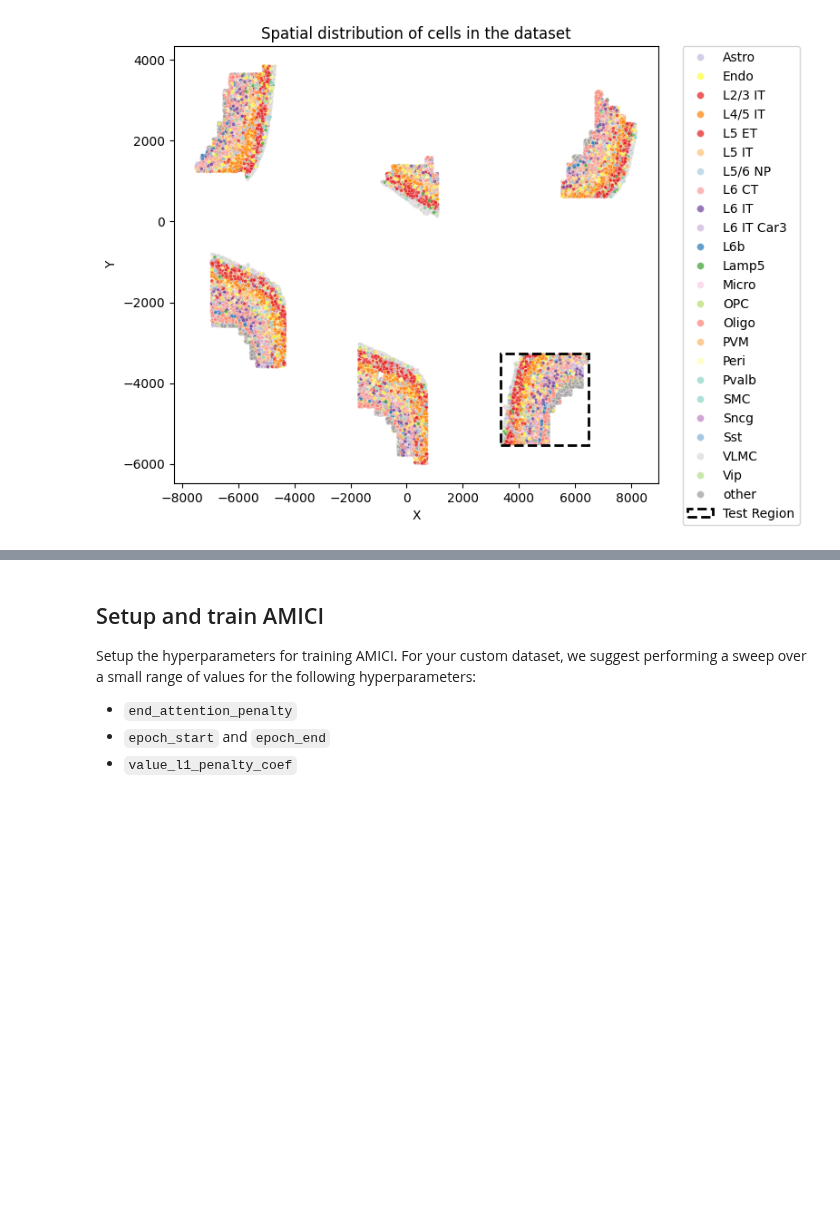
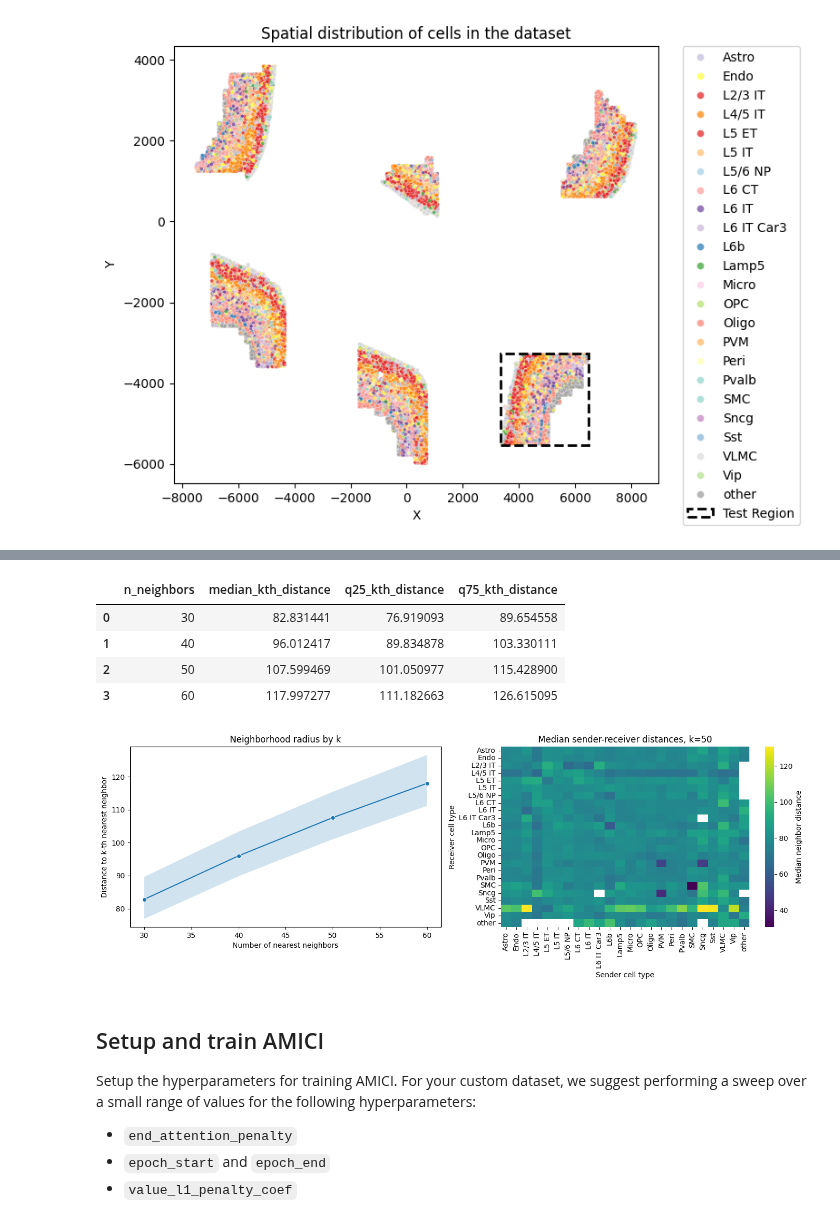
Before and after one commit to azizilab/amici, a Jupyter notebook: examples/basic_usage.ipynb, the cells around one changed output, grey strips where cells are left out. Saved outputs shown, nothing was run; the diff lists cells and outputs as text; code cells hidden in the pictures; blank space fills up the shorter version.

```diff
--- a/examples/basic_usage.ipynb
+++ b/examples/basic_usage.ipynb
@@ -137,3 +281,82 @@ visualize_spatial_distribution(adata)
+# %%
+from sklearn.neighbors import NearestNeighbors
+
+
+def summarize_neighbor_distances(adata, labels_key="subclass", coord_obsm_key="spatial", candidate_neighbors=(30, 40, 50, 60)):
+    coords = adata.obsm[coord_obsm_key]
+    max_k = max(candidate_neighbors)
+    nn = NearestNeighbors(n_neighbors=max_k + 1).fit(coords)
+    distances, indices = nn.kneighbors(coords)
+    distances = distances[:, 1:]
+    indices = indices[:, 1:]
+
+    summary_df = pd.DataFrame(
+        {
+            "n_neighbors": k,
+            "median_kth_distance": np.median(distances[:, k - 1]),
+            "q25_kth_distance": np.quantile(distances[:, k - 1], 0.25),
+            "q75_kth_distance": np.quantile(distances[:, k - 1], 0.75),
+        }
+        for k in candidate_neighbors
+    )
+
+    chosen_k = candidate_neighbors[len(candidate_neighbors) // 2]
+    labels = adata.obs[labels_key].astype(str).to_numpy()
+    pairwise_df = pd.DataFrame(
+        {
+            "receiver": np.repeat(labels, chosen_k),
+            "sender": labels[indices[:, :chosen_k].reshape(-1)],
+            "distance": distances[:, :chosen_k].reshape(-1),
+        }
+    )
+    pairwise_median = pairwise_df.pivot_table(
+        index="receiver",
+        columns="sender",
+        values="distance",
+        aggfunc="median",
+    )
+    return summary_df, pairwise_median, chosen_k
+
+
+neighbor_summary_df, pairwise_distance_df, chosen_k = summarize_neighbor_distances(adata, labels_key=labels_key)
+display(neighbor_summary_df)
+
+fig, axes = plt.subplots(1, 2, figsize=(14, 5))
+sns.lineplot(
+    data=neighbor_summary_df,
+    x="n_neighbors",
+    y="median_kth_distance",
+    marker="o",
+    ax=axes[0],
+)
+axes[0].fill_between(
+    neighbor_summary_df["n_neighbors"],
+    neighbor_summary_df["q25_kth_distance"],
+    neighbor_summary_df["q75_kth_distance"],
+    alpha=0.2,
+)
+axes[0].set_xlabel("Number of nearest neighbors")
+axes[0].set_ylabel("Distance to k-th nearest neighbor")
+axes[0].set_title("Neighborhood radius by k")
+
+sns.heatmap(
+    pairwise_distance_df,
+    cmap="viridis",
+    ax=axes[1],
+    cbar_kws={"label": "Median neighbor distance"},
+)
+axes[1].set_title(f"Median sender-receiver distances, k={chosen_k}")
+axes[1].set_xlabel("Sender cell type")
+axes[1].set_ylabel("Receiver cell type")
+plt.tight_layout()
+plt.show()
+# %% [output]
+|  | n_neighbors | median_kth_distance | q25_kth_distance | q75_kth_distance |
+| 0 | 30 | 82.831441 | 76.919093 | 89.654558 |
+| 1 | 40 | 96.012417 | 89.834878 | 103.330111 |
+| 2 | 50 | 107.599469 | 101.050977 | 115.428900 |
+| 3 | 60 | 117.997277 | 111.182663 | 126.615095 |
+[figure, added]
 # %% [markdown]
 ## Setup and train AMICI
 Setup the hyperparameters for training AMICI. For your custom dataset, we suggest performing a sweep over a small range of values for the following hyperparameters:
```
Also changed, not shown: parts of 6 cells of this notebook, 3 other files.
